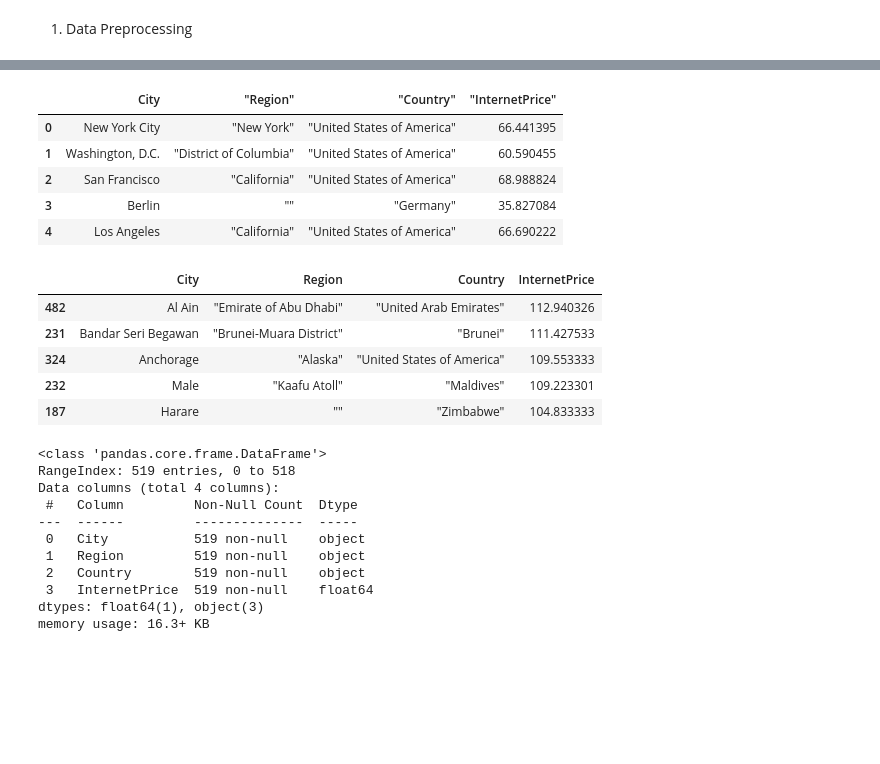
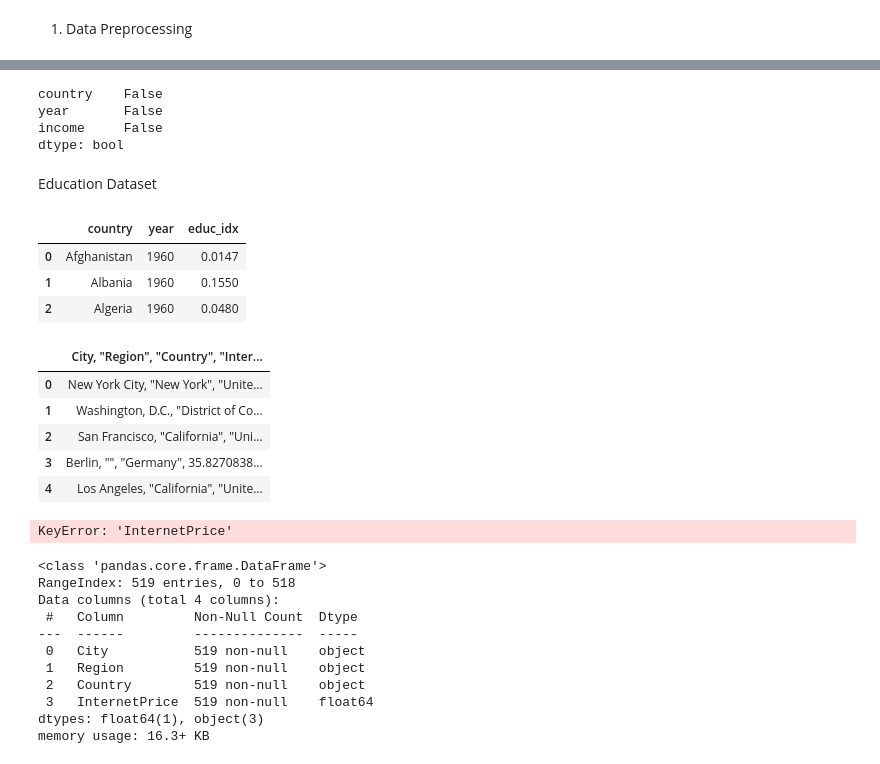
Before and after one commit to havipr/dataAnalytics, a Jupyter notebook: projects/Data/Internet_Poverty_Education.ipynb, the cells around one changed output, grey strips where cells are left out. Drawn from its saved outputs; the diff is of its cells as text; code cells hidden in the pictures; blank space fills up the shorter version.

Commit message:
Create function to use it with our 3 data and have consistency

```diff
--- a/projects/Internet_Poverty_Education.ipynb
+++ b/projects/Data/Internet_Poverty_Education.ipynb
@@ -29,24 +160,43 @@ for dirname, _, filenames in os.walk('/kaggle/input'):
+# %%
+#double check the income null values
+income.isna().any()
+# %% [output]
+country    False
+year       False
+income     False
+dtype: bool
+# %% [markdown]
+Education Dataset
+# %%
+education_src.head()
+
+# get desired columns using the 'sel_columns' list
+education = education_src[sel_columns]
+
+# again we unpovot and format the same as 'income' datasets
+education = education_src.melt(id_vars='country', value_vars=sel_columns[1:], var_name='year', value_name='educ_idx')
+education.head(3)
+# %% [output]
+|  | country | year | educ_idx |
+| 0 | Afghanistan | 1960 | 0.0147 |
+| 1 | Albania | 1960 | 0.1550 |
+| 2 | Algeria | 1960 | 0.0480 |
 # %%
 #Check how the data frame is structured
-df = pd.read_csv('...')
+df = pd.read_csv('/Users/javi/Desktop/GitHub/DATA_ANALYTICS/projects/Data/cities_internet_prices.csv')
 df.head()
 # %% [output]
-|  | City | "Region" | "Country" | "InternetPrice" |
-| 0 | New York City | "New York" | "United States of America" | 66.441395 |
-| 1 | Washington, D.C. | "District of Columbia" | "United States of America" | 60.590455 |
-| 2 | San Francisco | "California" | "United States of America" | 68.988824 |
-| 3 | Berlin | "" | "Germany" | 35.827084 |
-| 4 | Los Angeles | "California" | "United States of America" | 66.690222 |
+|  | City, "Region", "Country", "Inter... |
+| 0 | New York City, "New York", "Unite... |
+| 1 | Washington, D.C., "District of Co... |
+| 2 | San Francisco, "California", "Uni... |
+| 3 | Berlin, "", "Germany", 35.8270838... |
+| 4 | Los Angeles, "California", "Unite... |
 # %%
 #sort the values by the internet price
 df.sort_values(by="InternetPrice",ascending=False).head()
 # %% [output]
-|  | City | Region | Country | InternetPrice |
-| 482 | Al Ain | "Emirate of Abu Dhabi" | "United Arab Emirates" | 112.940326 |
-| 231 | Bandar Seri Begawan | "Brunei-Muara District" | "Brunei" | 111.427533 |
-| 324 | Anchorage | "Alaska" | "United States of America" | 109.553333 |
-| 232 | Male | "Kaafu Atoll" | "Maldives" | 109.223301 |
-| 187 | Harare | "" | "Zimbabwe" | 104.833333 |
+KeyError: 'InternetPrice'
 # %%
 #check the df info to see colums type and memory usage
 df.info()
```
Also changed, not shown: parts of 18 cells of this notebook, 6 other files.
